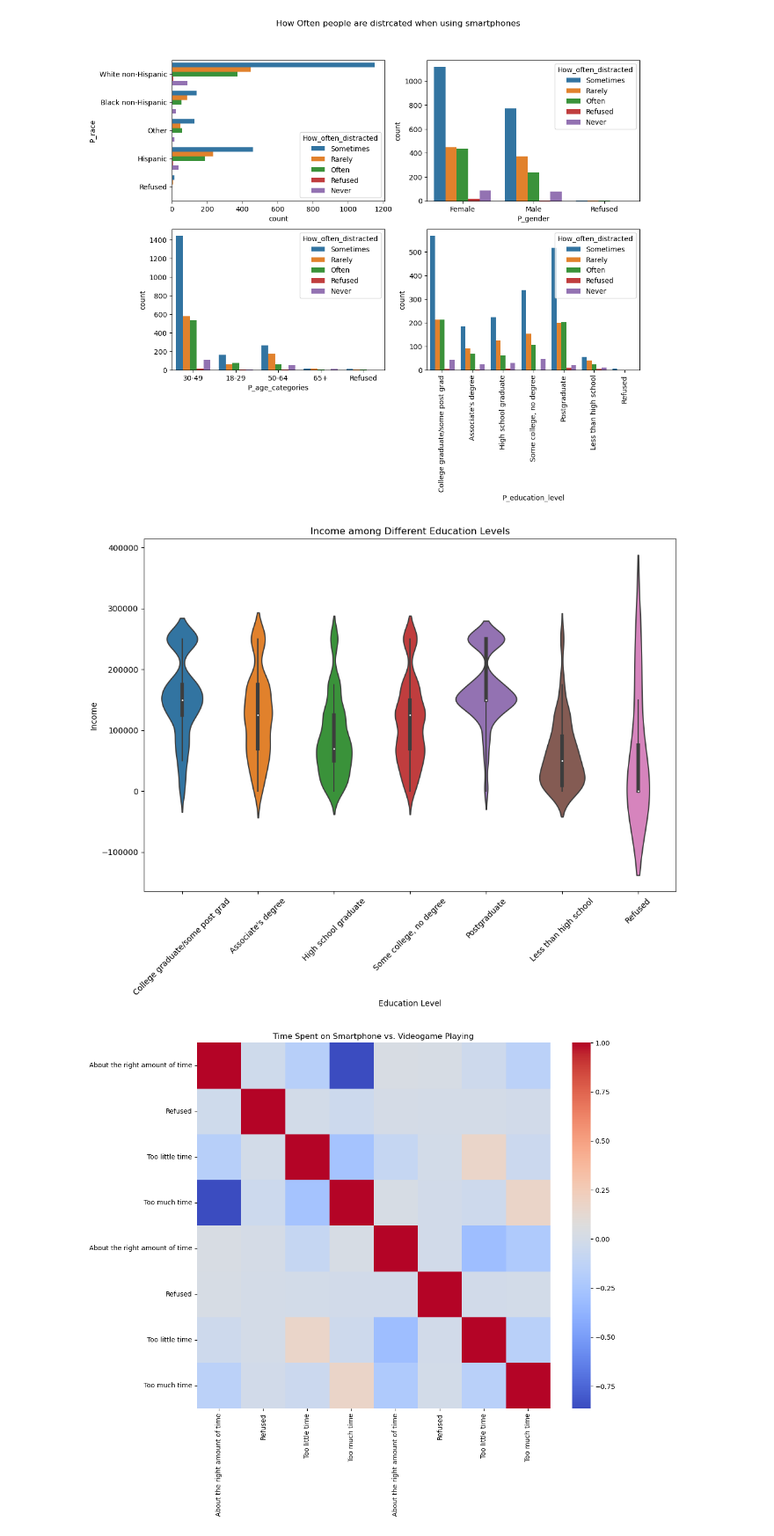
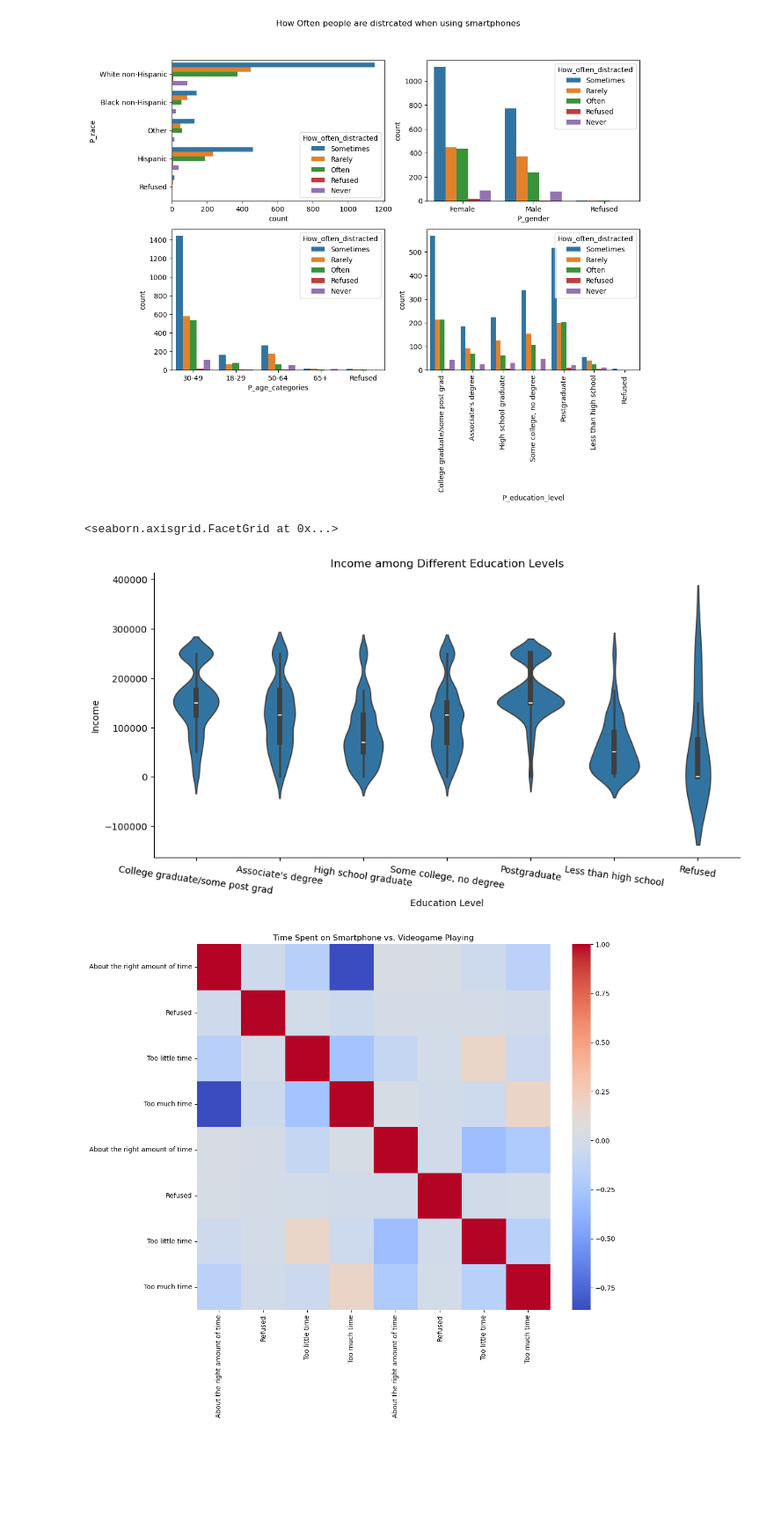
Before and after one commit to tyz-sd/Parenting-children-in-the-age-of-screens, a Jupyter notebook: Initial_visualizations.ipynb, the cells around one changed output. Shown at 88% size. Cells and saved outputs as stored; diff of their text form; code cells hidden in the pictures; blank space fills up the shorter version.

Commit message:
Updated few visualizations and build a model

```diff
--- a/Initial_visualizations.ipynb
+++ b/Initial_visualizations.ipynb
@@ -177,15 +178,14 @@ ax[0,1].set_xticklabels(labels=data['P_gender'].unique().tolist())
 [Text(0, 0, 'Female'), Text(1, 0, 'Male'), Text(2, 0, 'Refused')]
 [figure]
 # %%
-plt.figure(figsize=(12, 8))
-sns.violinplot(x='P_education_level', y='P_income', data=data)
-plt.xticks(rotation=45)
-plt.title('Income among Different Education Levels')
-plt.ylabel('Income')
-plt.xlabel('Education Level')
-plt.show()
+#plt.figure(figsize=(12, 8))
+g=sns.catplot(x='P_education_level', y='P_income', data=data,kind='violin',aspect=2)
+#sns.stripplot(x='P_education_level', y='P_income', data=data,ax=g.ax,size=3,color="k")
+g.set(title='Income among Different Education Levels',ylabel='Income',xlabel='Education Level')
+g.set_xticklabels(rotation=-8)
 # %% [output]
+<seaborn.axisgrid.FacetGrid at 0x...>
-[figure, old version]
+[figure, new version]
 # %%
 time_smartphone = pd.get_dummies(data['TS_on_smartphone'])
 time_videogames = pd.get_dummies(data['TS_on_videogames'])
```
Also changed, not shown: parts of 17 cells of this notebook, 1 other file.
